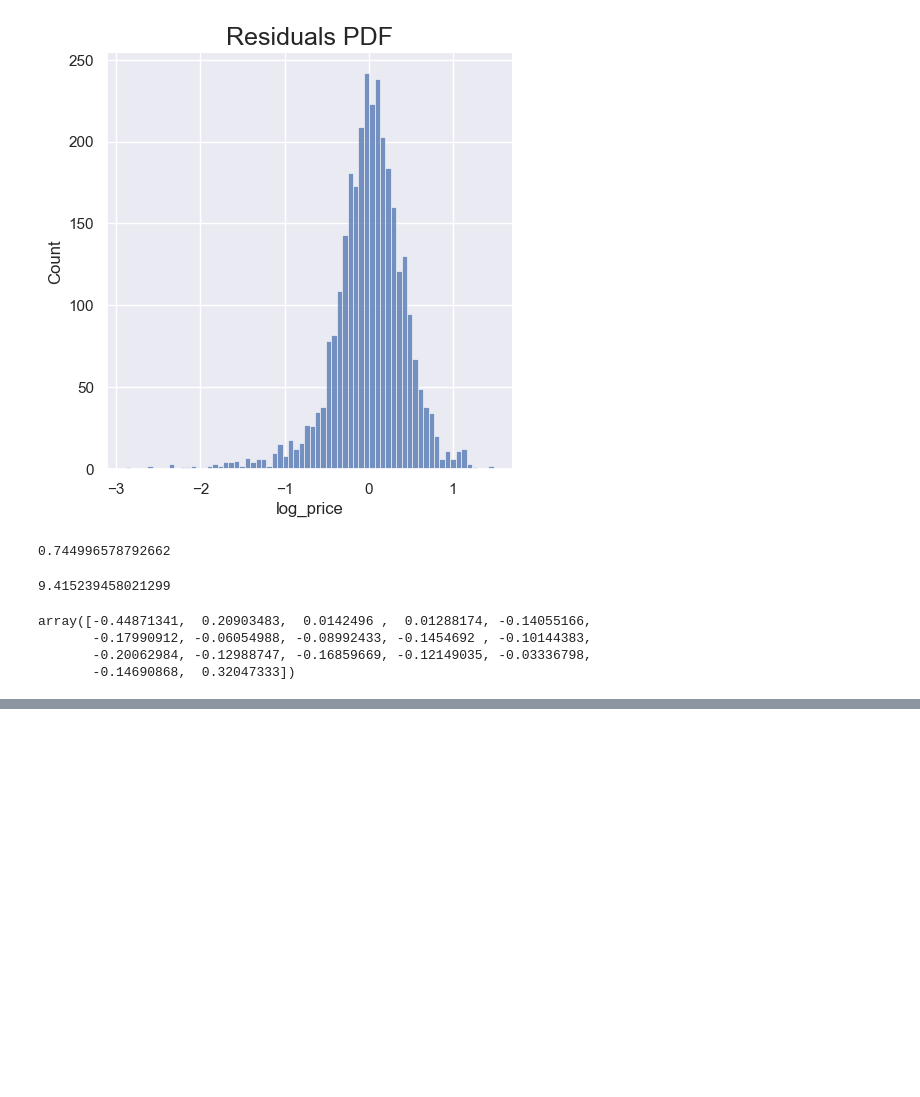
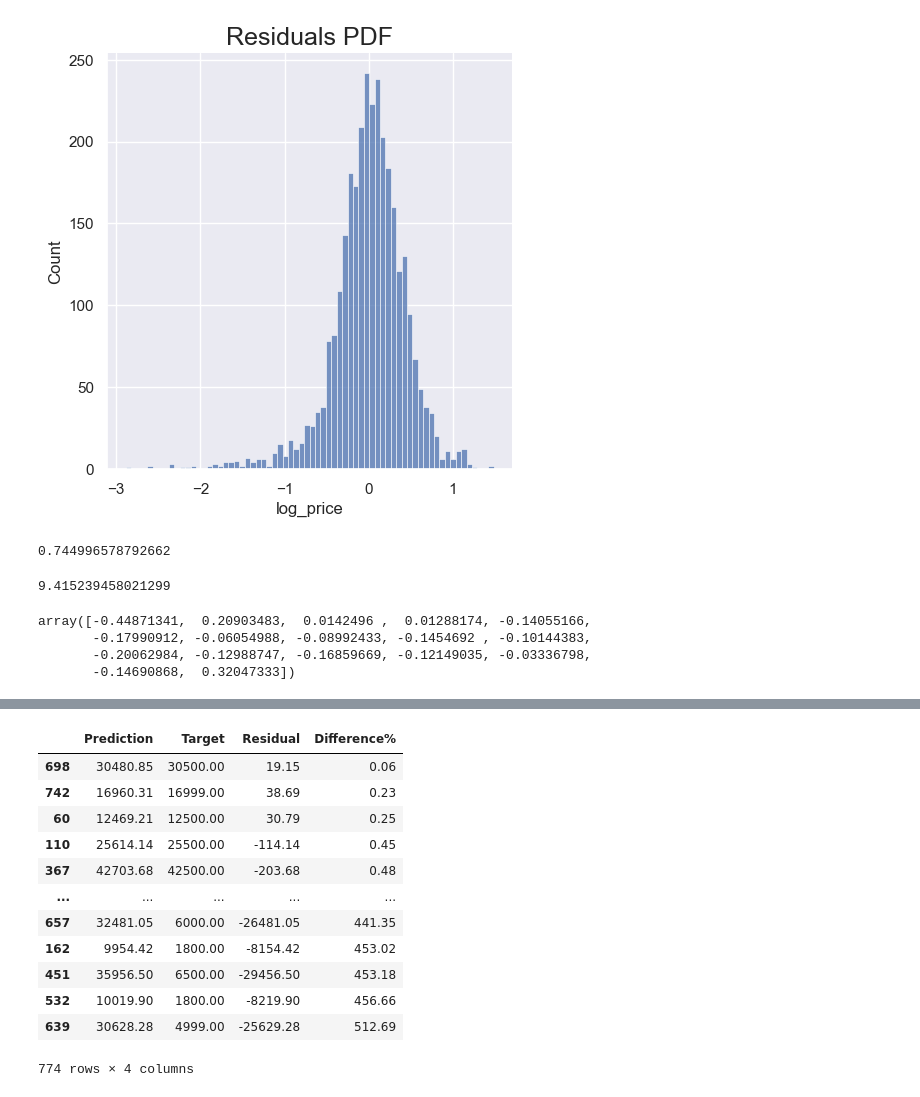
Before and after one commit to Kyotun/ML, a Jupyter notebook: car_price/main.ipynb, the cells around one changed output, grey strips where cells are left out. Drawn from its saved outputs; the diff is of its cells as text; code cells hidden in the pictures; blank space fills up the shorter version.

```diff
--- a/car_price/main.ipynb
+++ b/car_price/main.ipynb
@@ -354,0 +501,24 @@ array([-0.44871341,  0.20903483,  0.0142496 ,  0.01288174, -0.14055166,
+# %%
+pd.options.display.max_rows = 20
+pd.set_option('display.float_format', lambda x: '%.2f' % x)
+df_pf.sort_values(by=['Difference%'])
+#by default panda shows not all the columns
+
+#how to improve model and decrease erorrs?
+#  use a difrerent set of variables
+#  remove a bigger part of the outliers
+#  use different kinds of transformations
+# %% [output]
+|  | Prediction | Target | Residual | Difference% |
+| 698 | 30480.85 | 30500.00 | 19.15 | 0.06 |
+| 742 | 16960.31 | 16999.00 | 38.69 | 0.23 |
+| 60 | 12469.21 | 12500.00 | 30.79 | 0.25 |
+| 110 | 25614.14 | 25500.00 | -114.14 | 0.45 |
+| 367 | 42703.68 | 42500.00 | -203.68 | 0.48 |
+| ... | ... | ... | ... | ... |
+| 657 | 32481.05 | 6000.00 | -26481.05 | 441.35 |
+| 162 | 9954.42 | 1800.00 | -8154.42 | 453.02 |
+| 451 | 35956.50 | 6500.00 | -29456.50 | 453.18 |
+| 532 | 10019.90 | 1800.00 | -8219.90 | 456.66 |
+| 639 | 30628.28 | 4999.00 | -25629.28 | 512.69 |
+774 rows × 4 columns
```
Also changed, not shown: parts of 13 cells of this notebook.
